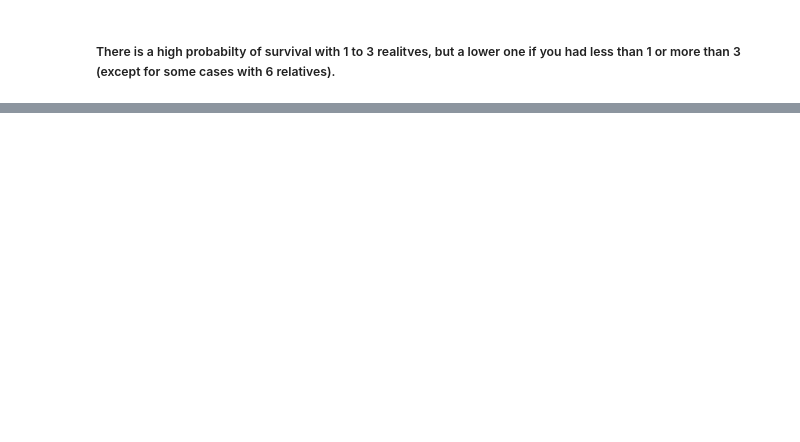
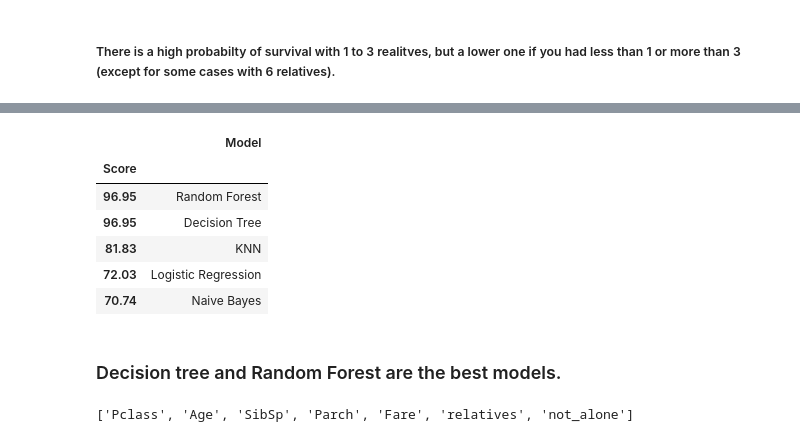
Before and after one commit to reddy26lc/iNeuron, a Jupyter notebook: Decision Tree Assignment.ipynb, the cells around one changed output, grey strips where cells are left out. Cells and saved outputs as stored; diff of their text form; code cells hidden in the pictures; blank space fills up the shorter version.

```diff
--- a/Decision Tree Assignment.ipynb
+++ b/Decision Tree Assignment.ipynb
@@ -209,0 +352,9 @@ axes = sns.factorplot('relatives','Survived', data=df, aspect = 2.5)
+# %%
+from sklearn.neighbors import KNeighborsClassifier
+
+knn = KNeighborsClassifier(n_neighbors = 3)
+knn.fit(X_train, y_train)
+
+Y_pred = knn.predict(X_test)
+
+acc_knn = round(knn.score(X_train, y_train) * 100, 2)
@@ -209,0 +363,52 @@ axes = sns.factorplot('relatives','Survived', data=df, aspect = 2.5)
+# %%
+from sklearn.tree import DecisionTreeClassifier
+
+decision_tree = DecisionTreeClassifier()
+decision_tree.fit(X_train, y_train)
+
+Y_pred = decision_tree.predict(X_test)
+
+acc_decision_tree = round(decision_tree.score(X_train, y_train) * 100, 2)
+# %%
+from sklearn.ensemble import RandomForestClassifier
+
+random_forest = RandomForestClassifier(n_estimators=100)
+random_forest.fit(X_train, y_train)
+
+Y_prediction = random_forest.predict(X_test)
+
+random_forest.score(X_train, y_train)
+acc_random_forest = round(random_forest.score(X_train, y_train) * 100, 2)
+# %%
+from sklearn.naive_bayes import GaussianNB
+
+gaussian = GaussianNB()
+gaussian.fit(X_train, y_train)
+
+Y_pred = gaussian.predict(X_test)
+acc_gaussian = round(gaussian.score(X_train, y_train) * 100, 2)
+# %%
+# Which is the best model?
+
+results = pd.DataFrame({'Model': ['KNN', 'Logistic Regression', 'Random Forest', 'Naive Bayes','Decision Tree'],
+                        'Score': [acc_knn, acc_log, acc_random_forest, acc_gaussian, acc_decision_tree]})
+
+result_df = results.sort_values(by='Score', ascending=False)
+result_df = result_df.set_index('Score')
+result_df.head(9)
+# %% [output]
+|  | Model |
+| Score |  |
+| 96.95 | Random Forest |
+| 96.95 | Decision Tree |
+| 81.83 | KNN |
+| 72.03 | Logistic Regression |
+| 70.74 | Naive Bayes |
+# %% [markdown]
+### Decision tree and Random Forest are the best models.
+# %%
+feature_name = list(X_train.columns)
+class_name = list(y_train.unique())
+feature_name
+# %% [output]
+['Pclass', 'Age', 'SibSp', 'Parch', 'Fare', 'relatives', 'not_alone']
```
Also changed, not shown: parts of 39 cells of this notebook.
